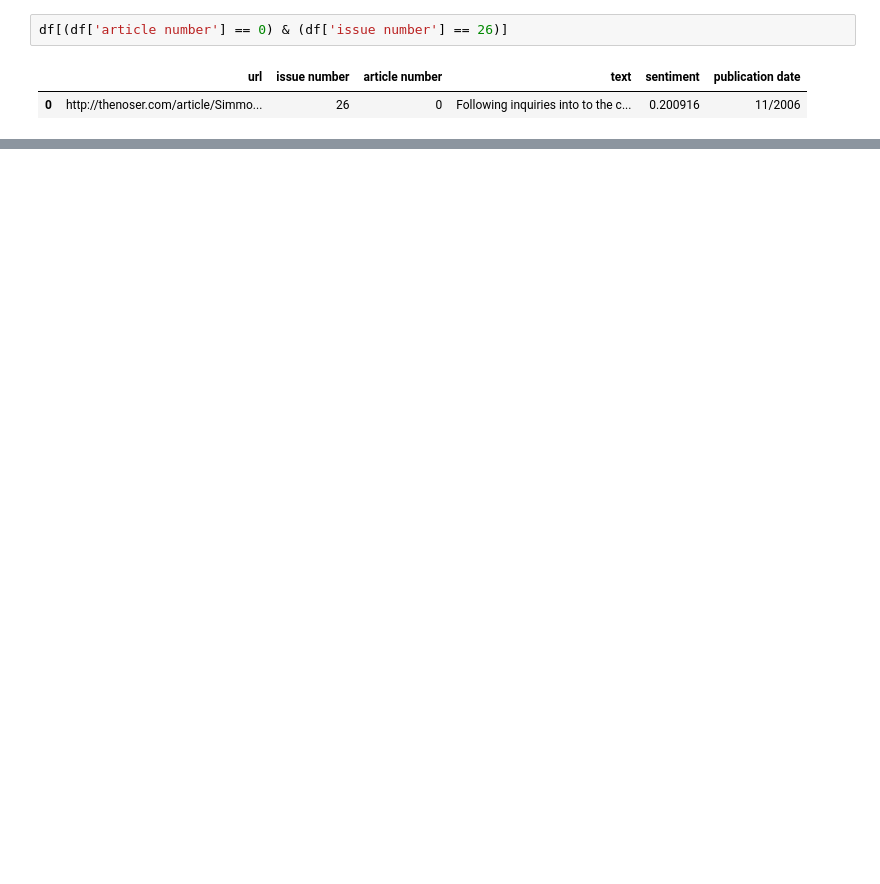
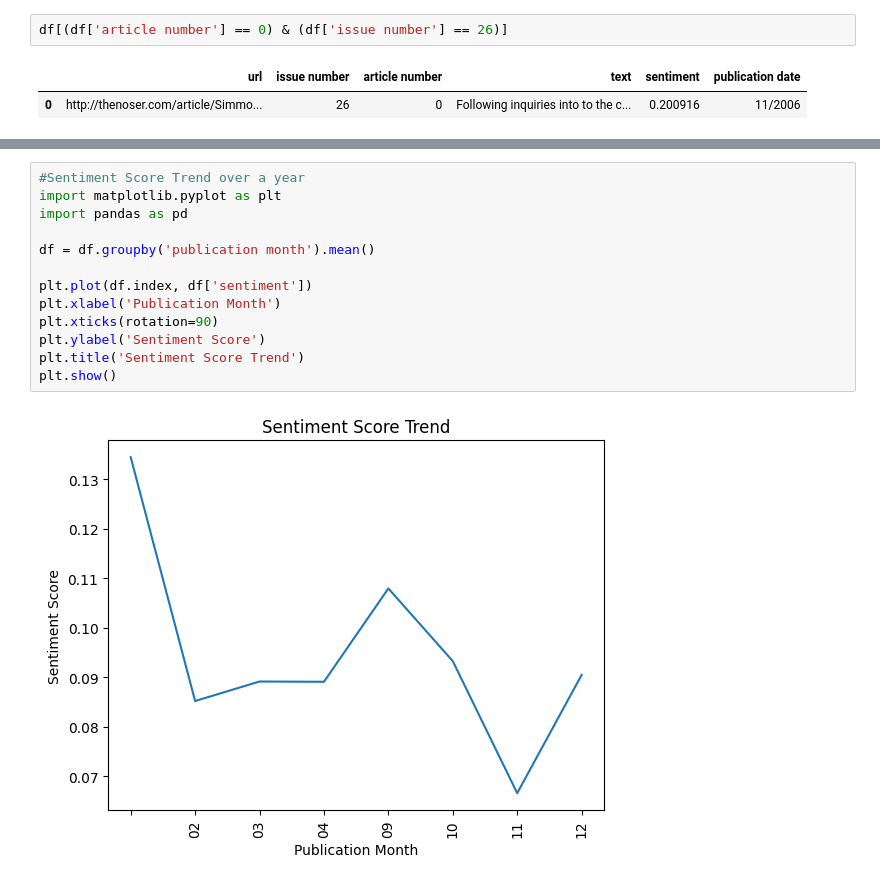
Before and after one commit to rbelay1/Final-Project, a Jupyter notebook: Df_of_Brown_Noser_Final.ipynb, the cells around one changed output, grey strips where cells are left out. Cells and saved outputs as stored; diff of their text form; blank space fills up the shorter version.

```diff
--- a/Df_of_Brown_Noser_Final.ipynb
+++ b/Df_of_Brown_Noser_Final.ipynb
@@ -99,0 +164,15 @@ ValueError: ignored
+# %%
+#Sentiment Score Trend over a year
+import matplotlib.pyplot as plt
+import pandas as pd
+
+df = df.groupby('publication month').mean()
+
+plt.plot(df.index, df['sentiment'])
+plt.xlabel('Publication Month')
+plt.xticks(rotation=90)
+plt.ylabel('Sentiment Score')
+plt.title('Sentiment Score Trend')
+plt.show()
+# %% [output]
+[figure, added]
```
Also changed, not shown: parts of 9 cells of this notebook.
